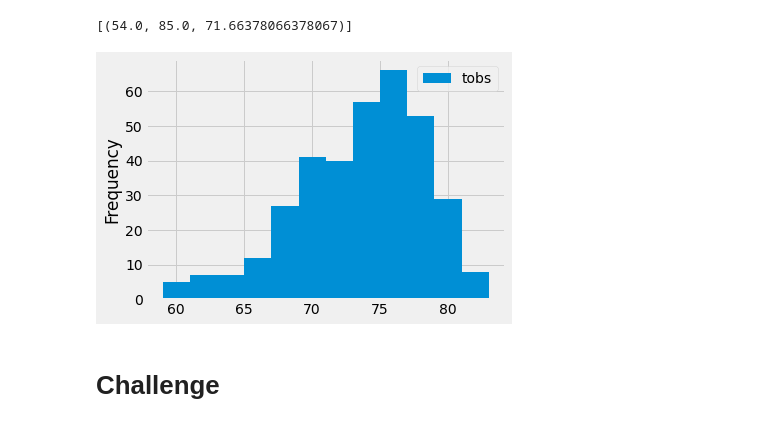
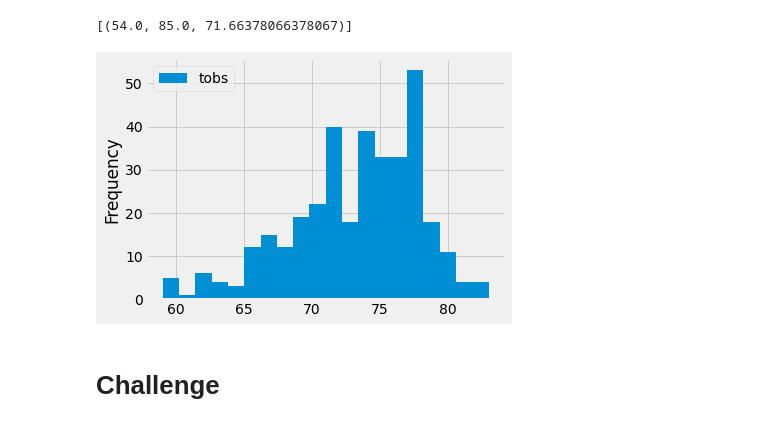
Before and after one commit to marhanlang/Surfs_up, a Jupyter notebook: climate_analysis.ipynb, the cells around one changed output. Saved outputs shown, nothing was run; the diff lists cells and outputs as text; code cells hidden in the pictures.

```diff
--- a/climate_analysis.ipynb
+++ b/climate_analysis.ipynb
@@ -112,16 +112,16 @@ filter(Measurement.station == 'USC00519281').all()
 # %%
 # Choose the station with the highest number of temperature observations.
 # Query the last 12 months of temperature observation data for this station and plot the results as a histogram
 results = session.query(Measurement.tobs).\
 filter(Measurement.station == 'USC00519281').\
 filter(Measurement.date >= prev_year).all()
 
 df = pd.DataFrame(results, columns=['tobs'])
 
-df.plot.hist(bins=12)
+df.plot.hist(bins=20)
 plt.tight_layout()
 # %% [output]
-[figure, old version]
+[figure, new version]
 # %%
 # Write a function called `calc_temps` that will accept start date and end date in the format '%Y-%m-%d'
 # and return the minimum, average, and maximum temperatures for that range of dates
```
Also changed, not shown: 1 other file.
